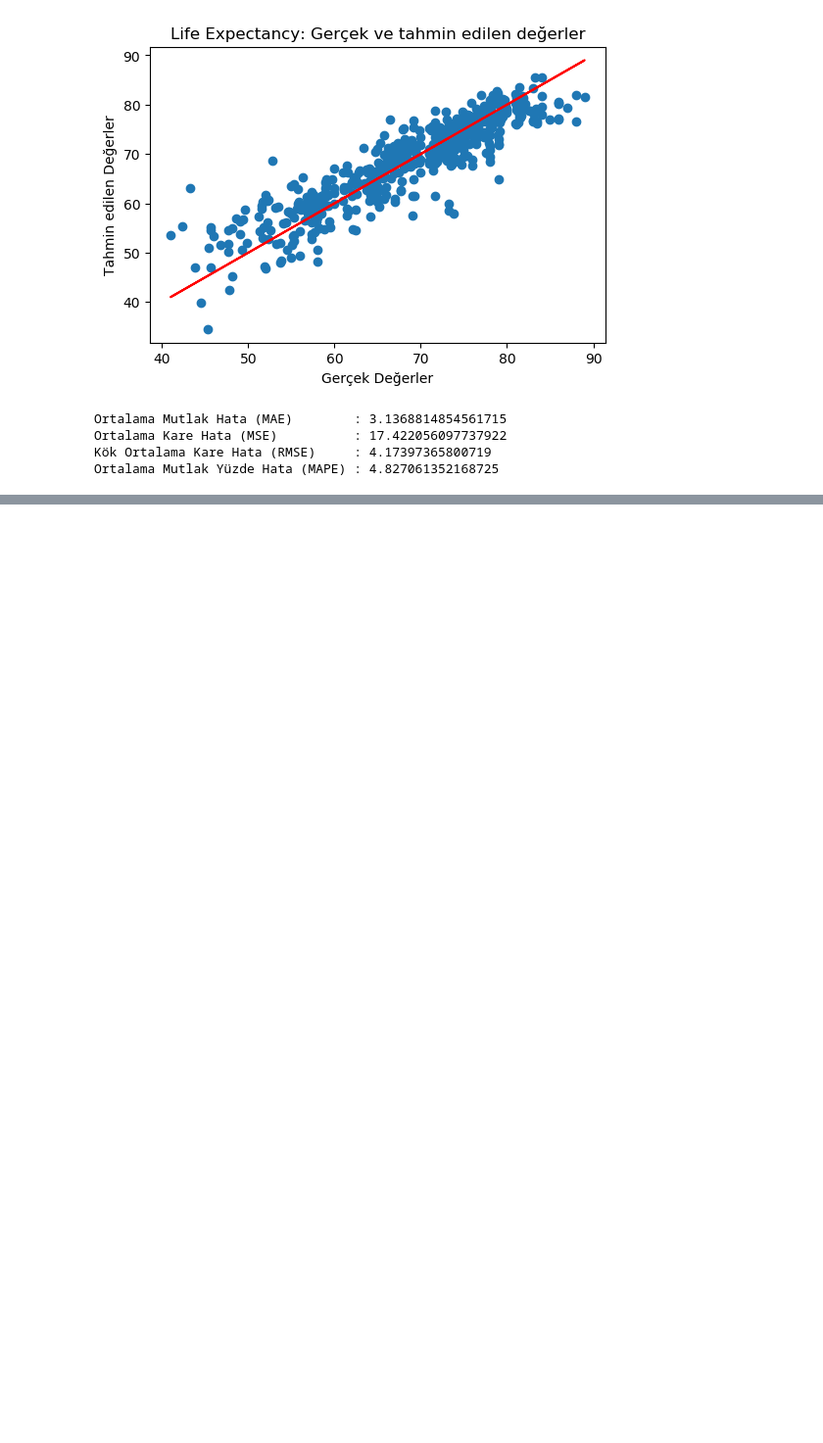
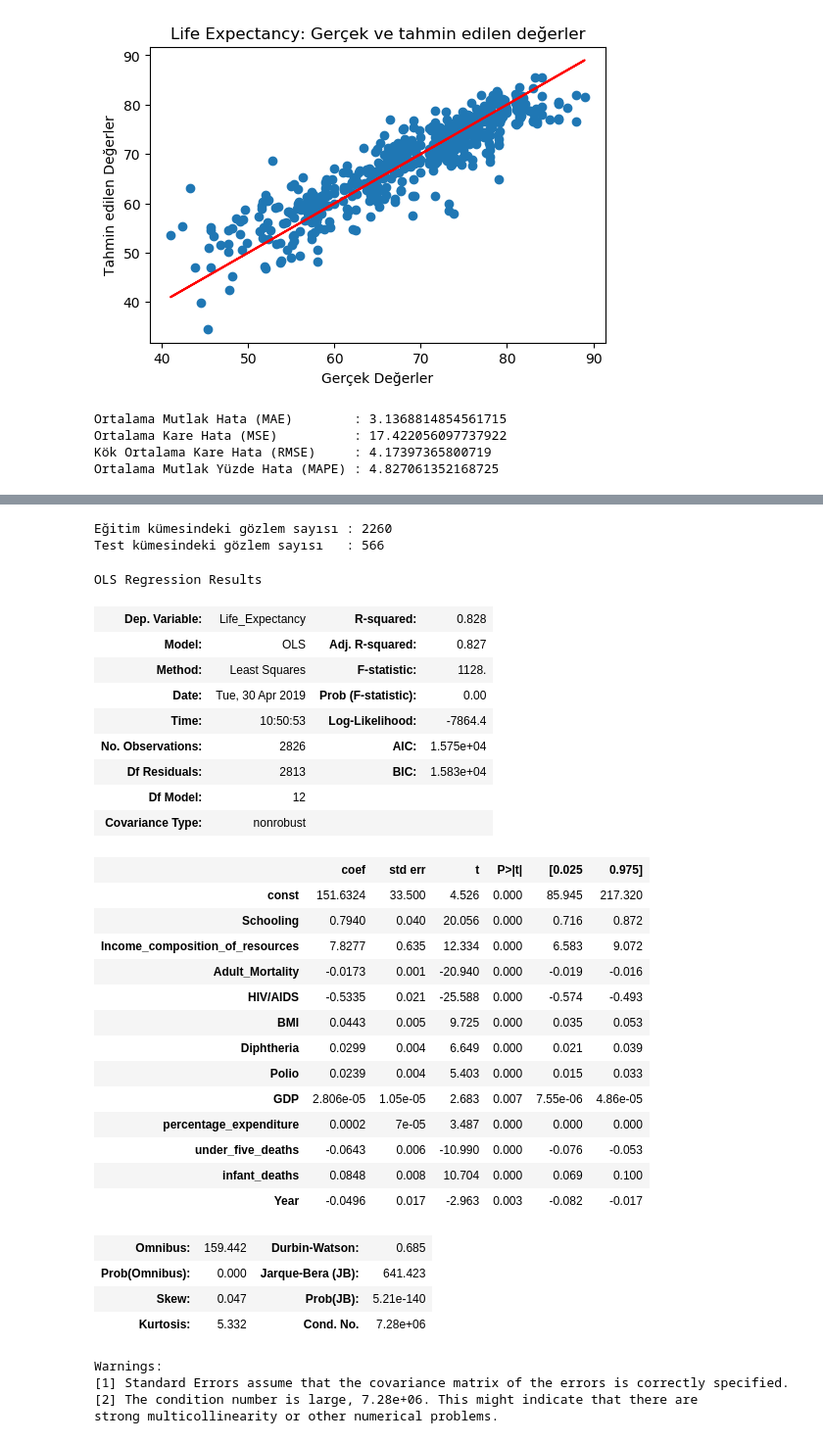
Before and after one commit to EceDolen/Proje-2-, a Jupyter notebook: proje 2 LifeExpectancyData-ASIL.ipynb, the cells around one changed output, grey strips where cells are left out. Shown at 98% size. Cells and saved outputs as stored; diff of their text form; code cells hidden in the pictures; blank space fills up the shorter version.

```diff
--- a/proje 2 LifeExpectancyData-ASIL.ipynb
+++ b/proje 2 LifeExpectancyData-ASIL.ipynb
@@ -443,0 +415,45 @@ KeyError: "['const'] not in index"
+# %%
+X_train, X_test, y_train, y_test = train_test_split(X_anlamli, y_anlamli, test_size = 0.2, random_state = 500)
+
+print("Eğitim kümesindeki gözlem sayısı : {}".format(X_train.shape[0]))
+print("Test kümesindeki gözlem sayısı   : {}".format(X_test.shape[0]))
+# %% [output]
+Eğitim kümesindeki gözlem sayısı : 2260
+Test kümesindeki gözlem sayısı   : 566
+# %%
+X_anlamli = sm.add_constant(X_anlamli)
+anlamli_18degiskenli_model = sm.OLS(y_anlamli, X_anlamli).fit()
+anlamli_18degiskenli_model.summary()
+# %% [output]
+OLS Regression Results
+| Dep. Variable: | Life_Expectancy | R-squared: | 0.828 |
+| Model: | OLS | Adj. R-squared: | 0.827 |
+| Method: | Least Squares | F-statistic: | 1128. |
+| Date: | Tue, 30 Apr 2019 | Prob (F-statistic): | 0.00 |
+| Time: | 10:50:53 | Log-Likelihood: | -7864.4 |
+| No. Observations: | 2826 | AIC: | 1.575e+04 |
+| Df Residuals: | 2813 | BIC: | 1.583e+04 |
+| Df Model: | 12 |  |  |
+| Covariance Type: | nonrobust |  |  |
+|  | coef | std err | t | P>|t| | [0.025 | 0.975] |
+| const | 151.6324 | 33.500 | 4.526 | 0.000 | 85.945 | 217.320 |
+| Schooling | 0.7940 | 0.040 | 20.056 | 0.000 | 0.716 | 0.872 |
+| Income_composition_of_resources | 7.8277 | 0.635 | 12.334 | 0.000 | 6.583 | 9.072 |
+| Adult_Mortality | -0.0173 | 0.001 | -20.940 | 0.000 | -0.019 | -0.016 |
+| HIV/AIDS | -0.5335 | 0.021 | -25.588 | 0.000 | -0.574 | -0.493 |
+| BMI | 0.0443 | 0.005 | 9.725 | 0.000 | 0.035 | 0.053 |
+| Diphtheria | 0.0299 | 0.004 | 6.649 | 0.000 | 0.021 | 0.039 |
+| Polio | 0.0239 | 0.004 | 5.403 | 0.000 | 0.015 | 0.033 |
+| GDP | 2.806e-05 | 1.05e-05 | 2.683 | 0.007 | 7.55e-06 | 4.86e-05 |
+| percentage_expenditure | 0.0002 | 7e-05 | 3.487 | 0.000 | 0.000 | 0.000 |
+| under_five_deaths | -0.0643 | 0.006 | -10.990 | 0.000 | -0.076 | -0.053 |
+| infant_deaths | 0.0848 | 0.008 | 10.704 | 0.000 | 0.069 | 0.100 |
+| Year | -0.0496 | 0.017 | -2.963 | 0.003 | -0.082 | -0.017 |
+| Omnibus: | 159.442 | Durbin-Watson: | 0.685 |
+| Prob(Omnibus): | 0.000 | Jarque-Bera (JB): | 641.423 |
+| Skew: | 0.047 | Prob(JB): | 5.21e-140 |
+| Kurtosis: | 5.332 | Cond. No. | 7.28e+06 |
+Warnings:
+[1] Standard Errors assume that the covariance matrix of the errors is correctly specified.
+[2] The condition number is large, 7.28e+06. This might indicate that there are
+strong multicollinearity or other numerical problems.
```
Also changed, not shown: parts of 15 cells of this notebook.
